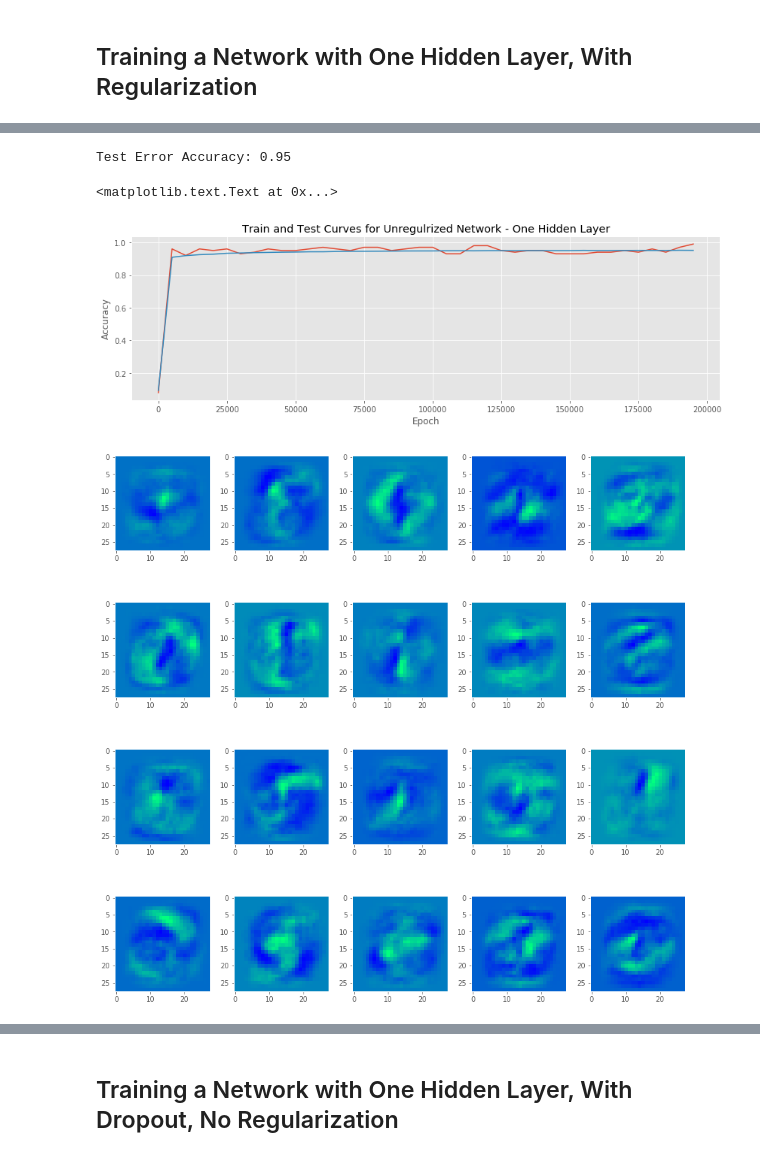
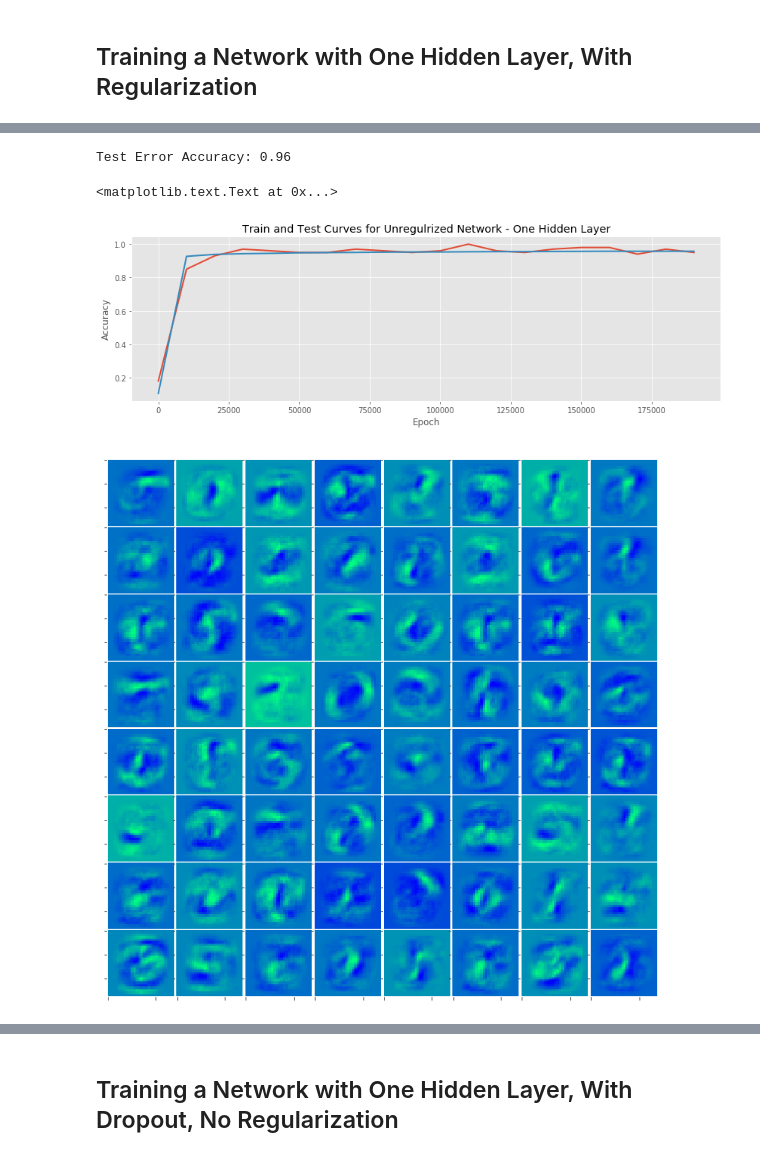
Before and after one commit to madrury/mnist-dropout, a Jupyter notebook: mnist-dropout.ipynb, the cells around one changed output, grey strips where cells are left out. Saved outputs shown, nothing was run; the diff lists cells and outputs as text; code cells hidden in the pictures.

Commit message:
Complete work on one layer networks.

```diff
--- a/mnist-dropout.ipynb
+++ b/mnist-dropout.ipynb
@@ -119,7 +115,7 @@ x = tf.placeholder(tf.float32, [None, 28*28])
 # Placeholder for input class labels.
 y = tf.placeholder(tf.float32, [None, 10])
 
-n_hidden_units = 28
+n_hidden_units = 64
 n_output_classes = 10
 
 # Hidden Layer.
@@ -208,7 +183,7 @@ def plot_hidden_layer_weights(ax, layer_idx):
     ax.set_xticklabels([])
     ax.set_yticklabels([])
 # %%
-fig, axs = plt.subplots(4, 5, figsize=(10, (4/5.0)*10))
+fig, axs = plt.subplots(8, 8, figsize=(10, 10))
 
 for idx, ax in enumerate(axs.flatten()):
     plot_hidden_layer_weights(ax, idx)
@@ -219,7 +194,7 @@ plt.subplots_adjust(wspace=0.0, hspace=0.0)
 # %% [markdown]
 ### Histogram of Weights in the Hidden Layer
 # %%
-def plot_hidden_layer_weights(ax, weights_tensor):
+def plot_hidden_layer_weights_hist(ax, weights_tensor):
     hidden_layer_weights = weights_tensor.eval()[:, :].flatten()
     _ = ax.hist(hidden_layer_weights, bins=100, alpha=0.5, color="grey")
     ax.set_title("Weights in Hidden Layer")
@@ -298,7 +255,7 @@ Train Error Accuracy: 0.99
 print("Test Error Accuracy: {:0.2f}".format(
         sess.run(accuracy, feed_dict={x: mnist.test.images, y: mnist.test.labels})))
 # %% [output]
-Test Error Accuracy: 0.95
+Test Error Accuracy: 0.96
 # %%
 fig, ax = plt.subplots(figsize=(14, 4))
 
@@ -309,14 +266,13 @@ ax.set_xlabel("Epoch")
 ax.set_ylabel("Accuracy")
 # %% [output]
 <matplotlib.text.Text at 0x...>
-[figure, old version]
+[figure, new version]
 # %%
-fig, axs = plt.subplots(4, 5, figsize=(12, 12))
+fig, axs = plt.subplots(8, 8, figsize=(10, 10))
 
 for idx, ax in enumerate(axs.flatten()):
     plot_hidden_layer_weights(ax, idx)
-
 remove_grid_lines(axs)
-plt.tight_layout()
+plt.subplots_adjust(wspace=0.0, hspace=0.0)
 # %% [output]
-[figure, old version]
+[figure, new version]
```
Also changed, not shown: parts of 26 cells of this notebook.
